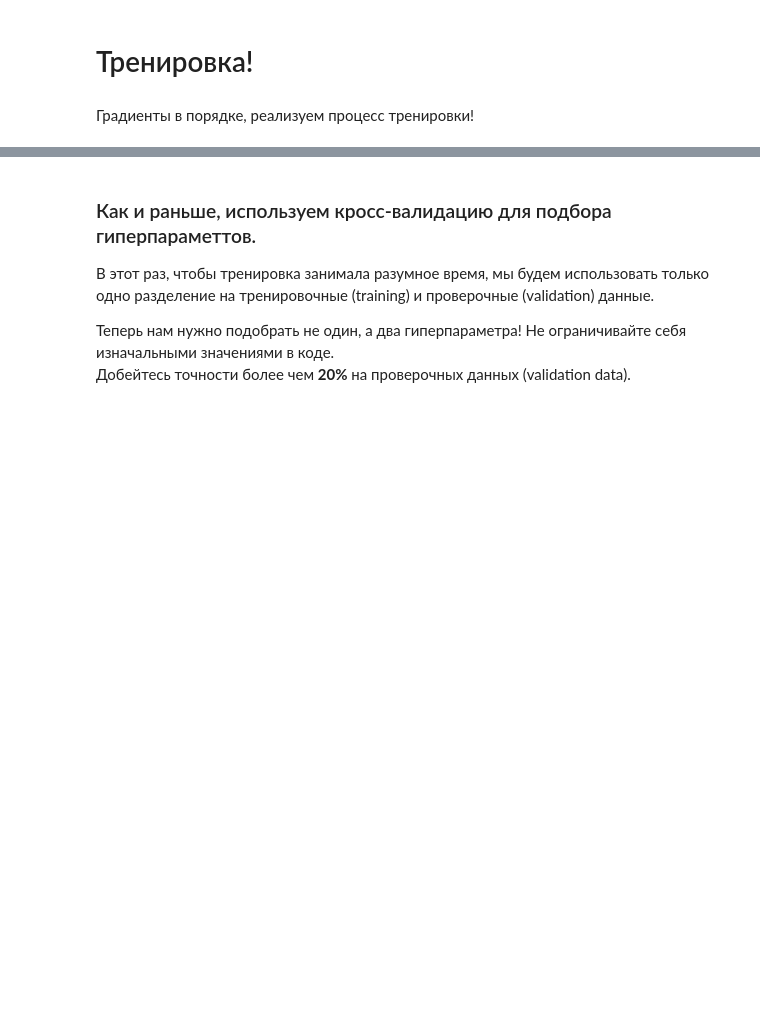
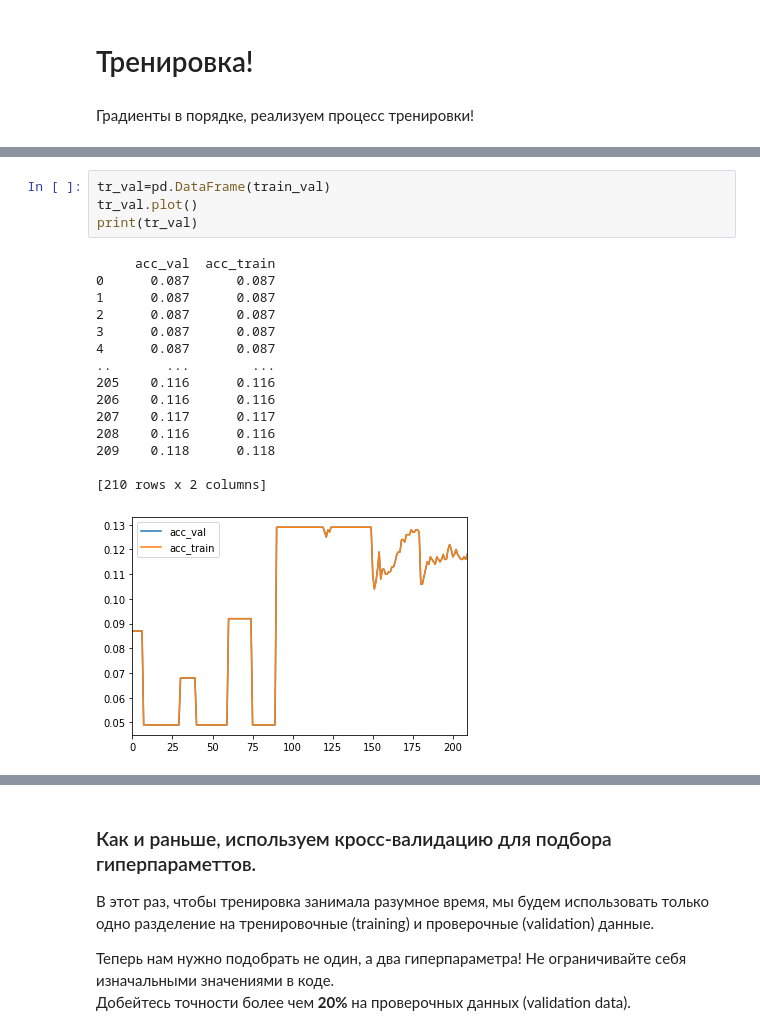
Before and after one commit to SpIIIII/layman-s-Deep-Learning-, a Jupyter notebook: assignments/assignment1/Linear classifier.ipynb, the cells around one changed output, grey strips where cells are left out. Saved outputs shown, nothing was run; the diff lists cells and outputs as text; blank space fills up the shorter version.

```diff
--- a/assignments/assignment1/Linear classifier.ipynb
+++ b/assignments/assignment1/Linear classifier.ipynb
@@ -397,0 +529,20 @@ axes.set_ylim(0,0.3)
+# %%
+tr_val=pd.DataFrame(train_val)
+tr_val.plot()
+print(tr_val)
+# %% [output]
+     acc_val  acc_train
+0      0.087      0.087
+1      0.087      0.087
+2      0.087      0.087
+3      0.087      0.087
+4      0.087      0.087
+..       ...        ...
+205    0.116      0.116
+206    0.116      0.116
+207    0.117      0.117
+208    0.116      0.116
+209    0.118      0.118
+
+[210 rows x 2 columns]
+[figure, added]
```
Also changed, not shown: parts of 9 cells of this notebook, 1 other file.
